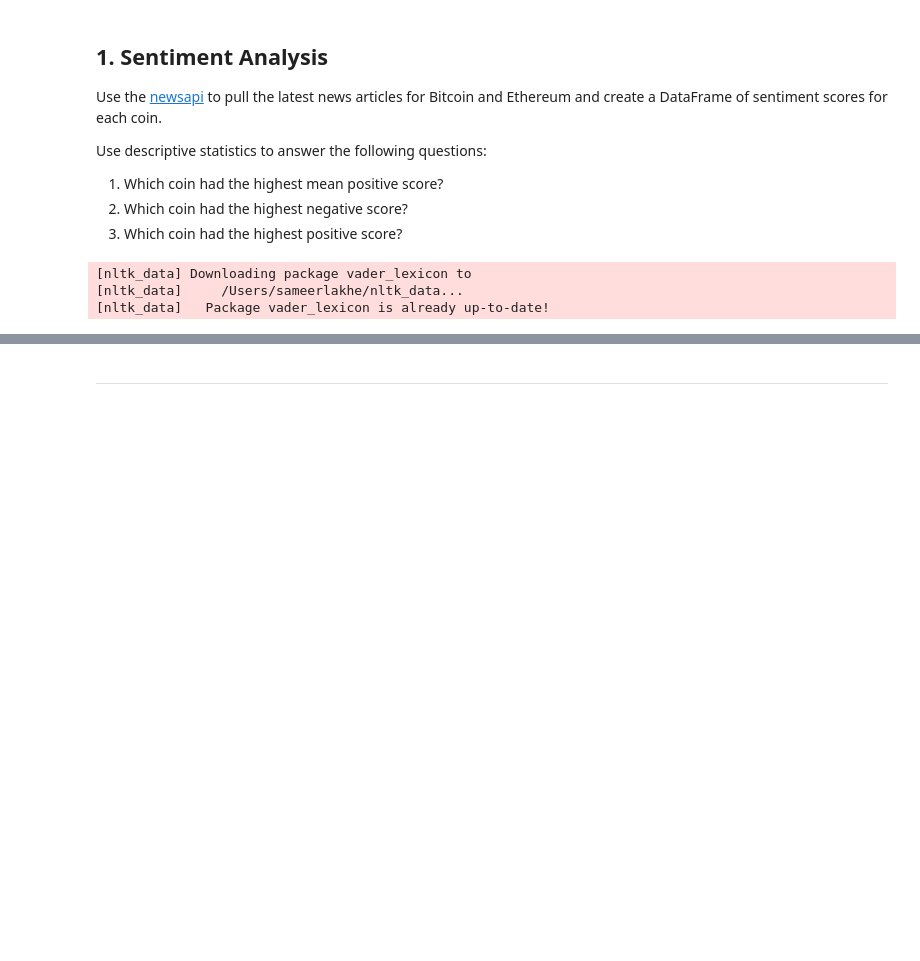
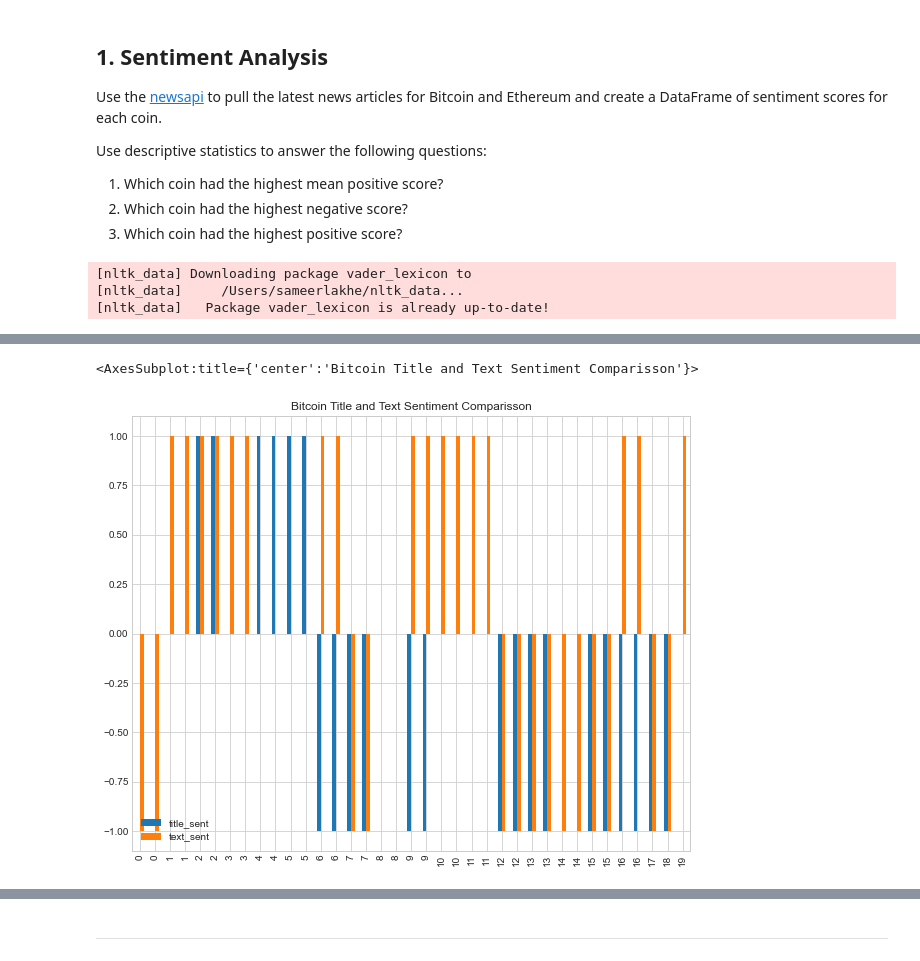
Before and after one commit to sameerlakhe/12_CryptoSentimentAnalysis, a Jupyter notebook: crypto_sentiment.ipynb, the cells around one changed output, grey strips where cells are left out. Saved outputs shown, nothing was run; the diff lists cells and outputs as text; code cells hidden in the pictures; blank space fills up the shorter version.

Commit message:
store data in csv, plot chart, analyse scores

```diff
--- a/crypto_sentiment.ipynb
+++ b/crypto_sentiment.ipynb
@@ -167,24 +173,25 @@ def get_sentiment(score):
     return result
 
 # Sentiment scores dictionaries
-
-
-# Get sentiment for the text and the title
-def get_sentiment_score(news_df):
-    title_sent = {
+title_sent = {
         "title_compound": [],
         "title_pos": [],
         "title_neu": [],
         "title_neg": [],
         "title_sent": [],
     }
-    text_sent = {
+text_sent = {
         "text_compound": [],
         "text_pos": [],
         "text_neu": [],
         "text_neg": [],
         "text_sent": [],
-    }
+        }
+
+analyzer = SentimentIntensityAnalyzer()
+# Get sentiment for the text and the title
+def get_sentiment_score(news_df):
+
     for index, row in news_df.iterrows():
         try:
             # Sentiment scoring with VADER
@@ -215,10 +222,11 @@ bitcoin_text_sentiment_df = pd.DataFrame(text_sent)
 
 #bitcoin_title_sentiment_df
 #bitcoin_text_sentiment_df
-bitcoin_news_all_df
-
+print(bitcoin_title_sentiment_df.head())
+print(bitcoin_text_sentiment_df.head())
 #print(title_sent)
 #bitcoin_news_all_df = bitcoin_news_all_df.join(bitcoin_title_sentiment_df).join(bitcoin_text_sentiment_df)
 
 #bitcoin_news_all_df.head()
+bitcoin_news_all_df = bitcoin_news_all_df.join(bitcoin_title_sentiment_df).join(bitcoin_text_sentiment_df)
 # %% [output]
@@ -250,0 +293,13 @@ bitcoin_news_all_df
+# %%
+# Describe the Bitcoin Sentiment
+# Plot bar chart
+bitcoin_news_all_df.plot(
+    y=["title_sent", "text_sent"],
+    kind="bar",
+    title="Bitcoin Title and Text Sentiment Comparisson",
+    figsize=(10, 8),
+    grid=True,
+)
+# %% [output]
+<AxesSubplot:title={'center':'Bitcoin Title and Text Sentiment Comparisson'}>
+[figure, added]
```
Also changed, not shown: parts of 15 cells of this notebook.
